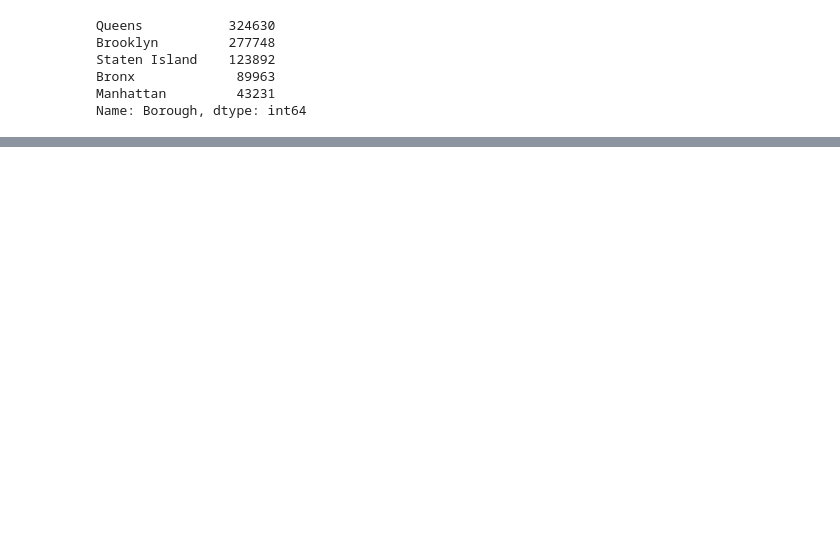
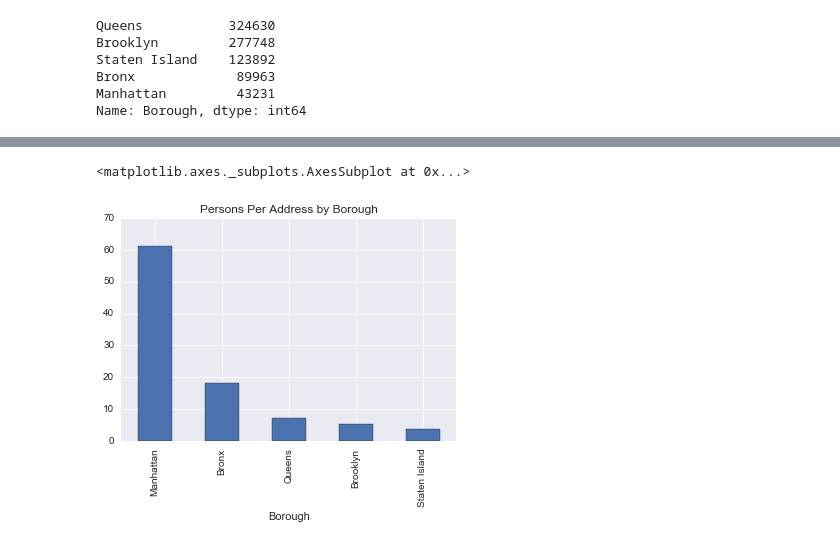
Before and after one commit to ResidentMario/nyc-buildings, a Jupyter notebook: data-visualization.ipynb, the cells around one changed output, grey strips where cells are left out. Drawn from its saved outputs; the diff is of its cells as text; code cells hidden in the pictures; blank space fills up the shorter version.

```diff
--- a/data-visualization.ipynb
+++ b/data-visualization.ipynb
@@ -76,0 +112,8 @@ pluto['Address'].map()
+# %%
+# NEEDS LABELS! See the earlier note.
+person_data = (boroughs['population'].sort_index() /
+               non_park_pluto['Borough'].value_counts().sort_index()).sort_values(ascending=False)
+person_data.plot(kind='bar', title='Persons Per Address by Borough')
+# %% [output]
+<matplotlib.axes._subplots.AxesSubplot at 0x...>
+[figure, added]
```
Also changed, not shown: parts of 93 cells of this notebook, 1 other file.
